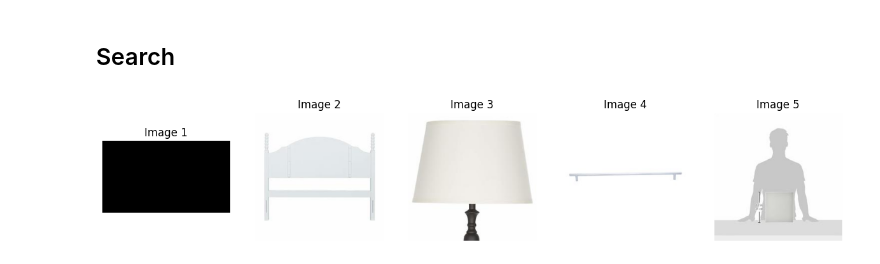
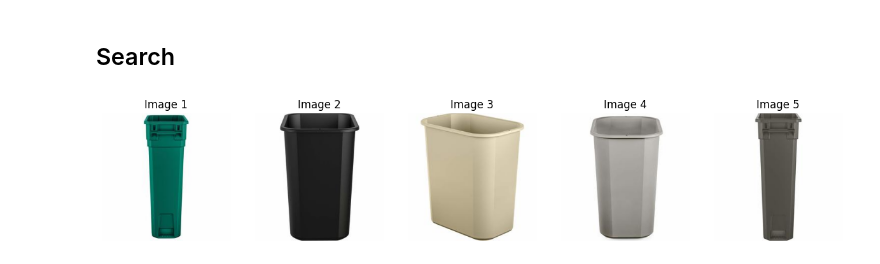
Before and after one commit to plpabla/agh-ai-mlops-lab2-hw, a Jupyter notebook: main.ipynb, the cells around one changed output. Saved outputs shown, nothing was run; the diff lists cells and outputs as text; code cells hidden in the pictures.

```diff
--- a/main.ipynb
+++ b/main.ipynb
@@ -112,32 +113,32 @@ class ImageSearch:
         self.display_images(found_image_paths, k)
 
     def find_similar_images(self, image_description: str, k: int):
         image_embedding = model.encode(image_description)
         # remember about session and commit
         with Session(engine) as session:
             result = session.execute(
                 select(Img)
                 .order_by(
                     Img.embedding.cosine_distance(image_embedding)
                 )
                 .limit(k),
                 execution_options={"prebuffer_rows": True},
             )
             return result.scalars().all()
 
 
     def display_images(self, images, k: int):
         fig, axes = plt.subplots(1, k, figsize=(15, 5))
 
         for i, img_path in enumerate(images):
             img = Image.open(img_path)
             axes[i].imshow(img)
             axes[i].axis("off")
             axes[i].set_title(f"Image {i+1}")
 
         plt.show()
 
 search = ImageSearch(engine, model)
-search("a cat", 5)
+search("trash can", 5)
 # %% [output]
-[figure, old version]
+[figure, new version]
```
Also changed, not shown: parts of 2 cells of this notebook, 2 other files.
